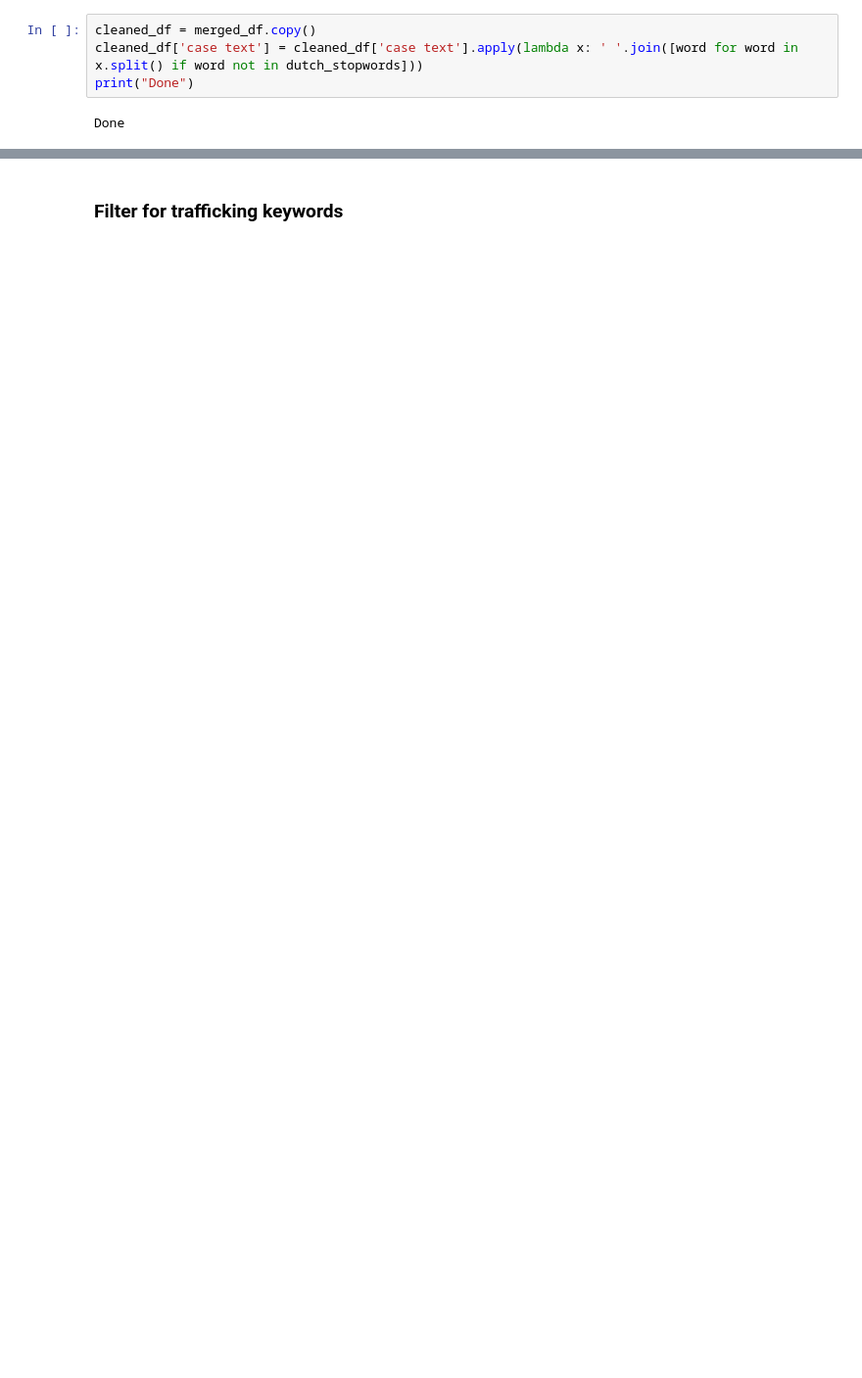
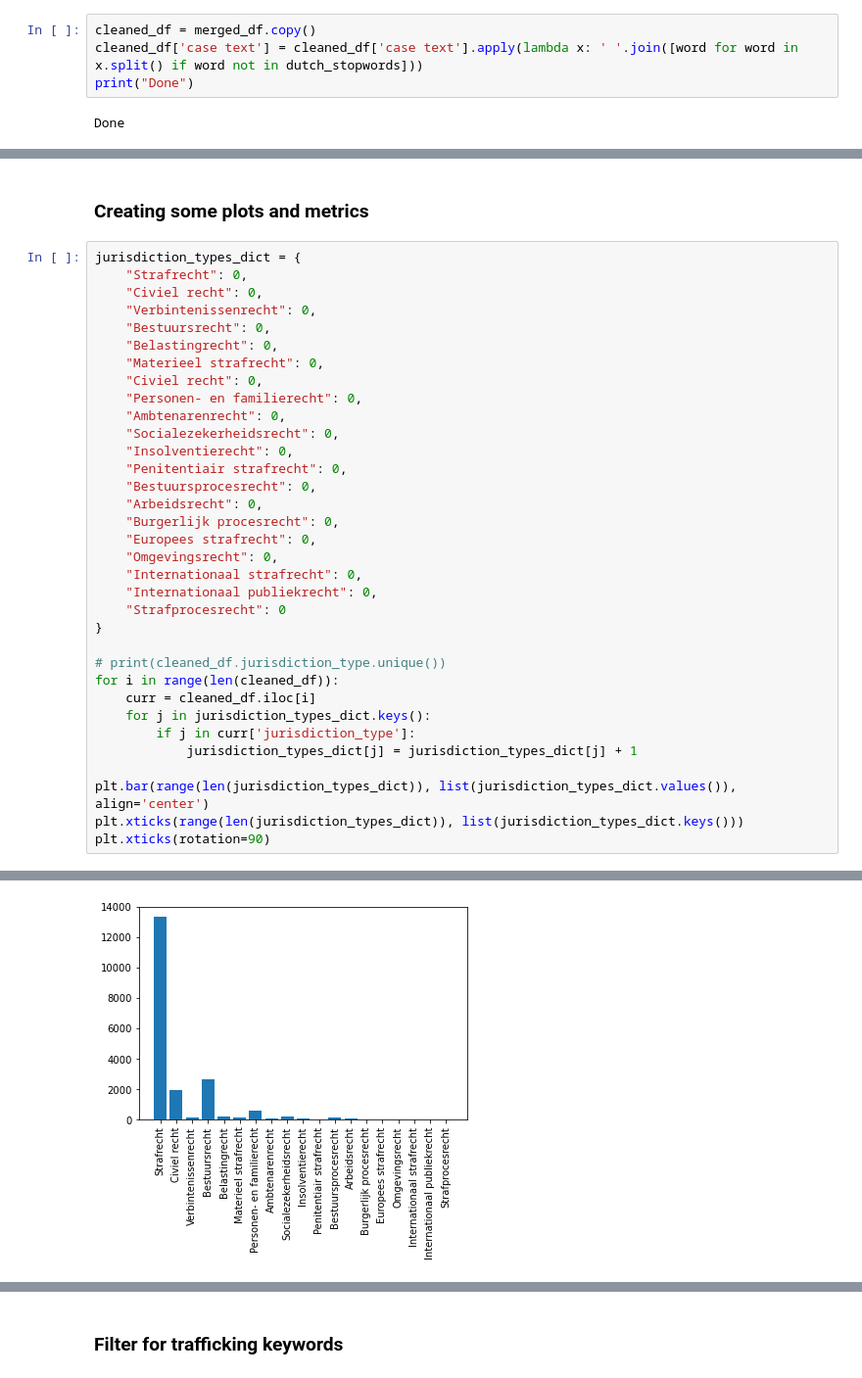
Before and after one commit to bloemetjesgordijn/Master-thesis, a Jupyter notebook: Data Creation and Cleaning.ipynb, the cells around one changed output, grey strips where cells are left out. Shown at 98% size. Saved outputs shown, nothing was run; the diff lists cells and outputs as text; blank space fills up the shorter version.

```diff
--- a/Data Creation and Cleaning.ipynb
+++ b/Data Creation and Cleaning.ipynb
@@ -276 +292,38 @@ Original count: 84910721
 40.11% decrease
+# %% [markdown]
+### Creating some plots and metrics
+# %%
+jurisdiction_types_dict = {
+    "Strafrecht": 0,
+    "Civiel recht": 0,
+    "Verbintenissenrecht": 0,
+    "Bestuursrecht": 0,
+    "Belastingrecht": 0,
+    "Materieel strafrecht": 0,
+    "Civiel recht": 0,
+    "Personen- en familierecht": 0,
+    "Ambtenarenrecht": 0,
+    "Socialezekerheidsrecht": 0,
+    "Insolventierecht": 0,
+    "Penitentiair strafrecht": 0,
+    "Bestuursprocesrecht": 0,
+    "Arbeidsrecht": 0,
+    "Burgerlijk procesrecht": 0,
+    "Europees strafrecht": 0,
+    "Omgevingsrecht": 0,
+    "Internationaal strafrecht": 0,
+    "Internationaal publiekrecht": 0,
+    "Strafprocesrecht": 0
+}
+
+# print(cleaned_df.jurisdiction_type.unique())
+for i in range(len(cleaned_df)):
+    curr = cleaned_df.iloc[i]
+    for j in jurisdiction_types_dict.keys():
+        if j in curr['jurisdiction_type']:
+            jurisdiction_types_dict[j] = jurisdiction_types_dict[j] + 1
+
+plt.bar(range(len(jurisdiction_types_dict)), list(jurisdiction_types_dict.values()), align='center')
+plt.xticks(range(len(jurisdiction_types_dict)), list(jurisdiction_types_dict.keys()))
+plt.xticks(rotation=90)
+# %% [output]
@@ -276,0 +347 @@ Original count: 84910721
+[figure, added]
```
Also changed, not shown: parts of 34 cells of this notebook.
